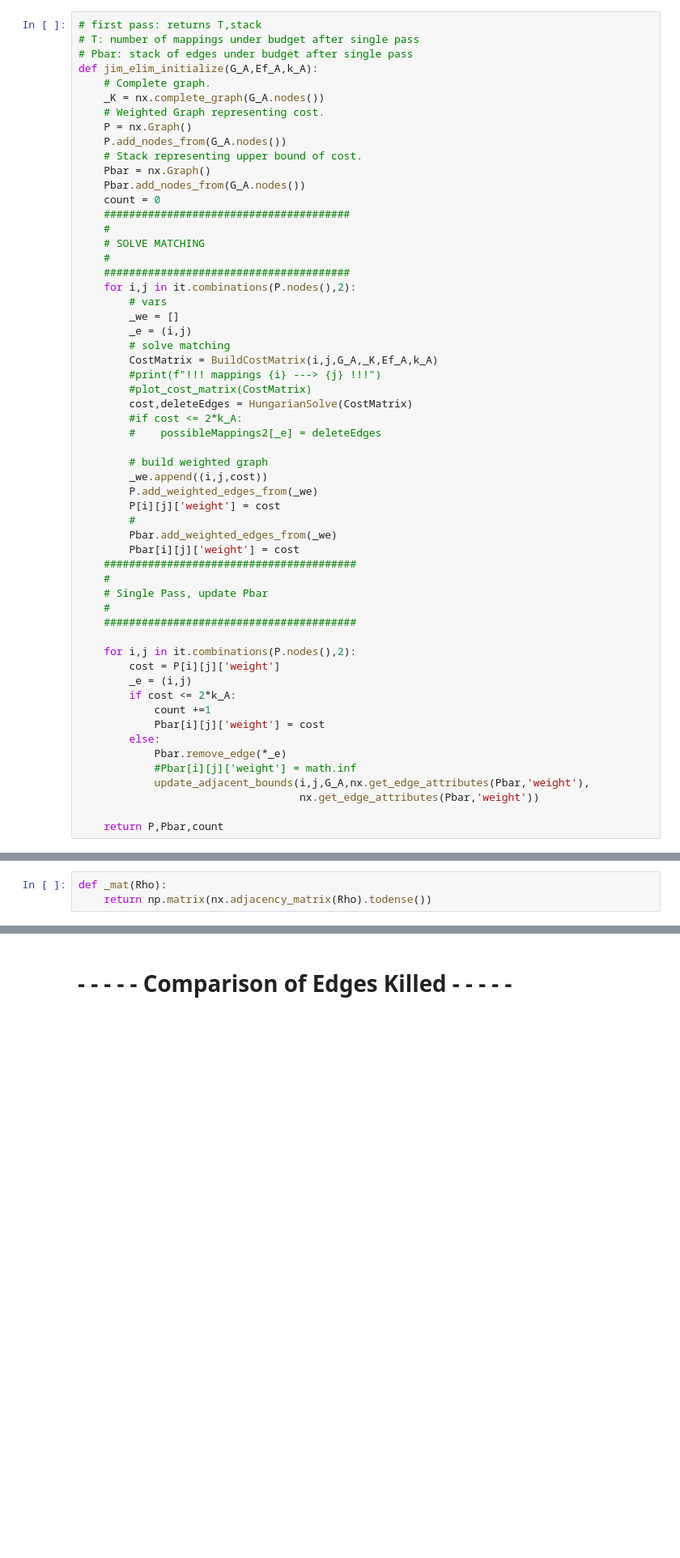
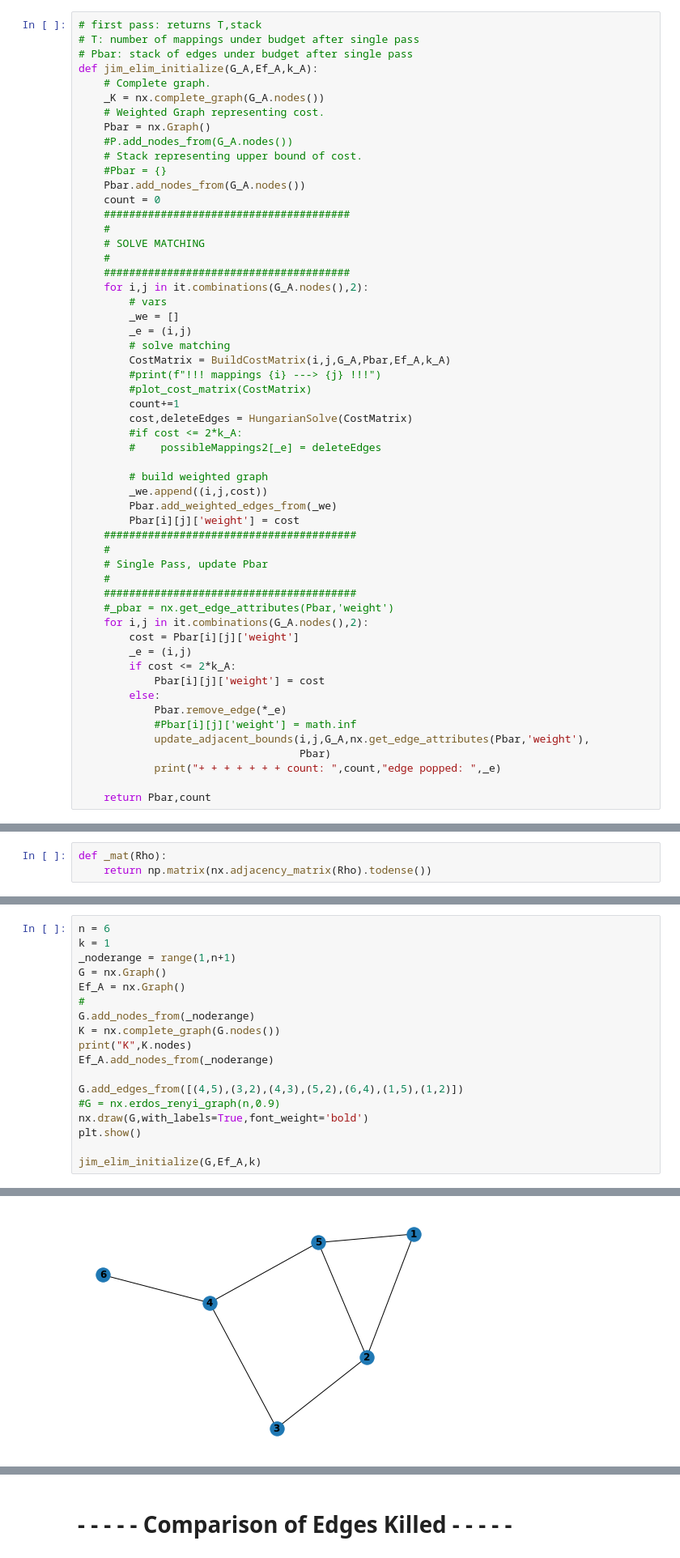
Before and after one commit to hhicks13/benchmarking-dasg, a Jupyter notebook: kas-benchmark.ipynb, the cells around one changed output, grey strips where cells are left out. Shown at 81% size. Cells and saved outputs as stored; diff of their text form; blank space fills up the shorter version.

```diff
--- a/kas-benchmark.ipynb
+++ b/kas-benchmark.ipynb
@@ -502,10 +478,10 @@ def jim_elim_initialize(G_A,Ef_A,k_A):
     # Complete graph.
     _K = nx.complete_graph(G_A.nodes())
     # Weighted Graph representing cost.
-    P = nx.Graph()
-    P.add_nodes_from(G_A.nodes())
+    Pbar = nx.Graph()
+    #P.add_nodes_from(G_A.nodes())
     # Stack representing upper bound of cost.
-    Pbar = nx.Graph()
+    #Pbar = {}
     Pbar.add_nodes_from(G_A.nodes())
     count = 0
     #######################################
@@ -513,23 +489,21 @@ def jim_elim_initialize(G_A,Ef_A,k_A):
     # SOLVE MATCHING
     #
     #######################################
-    for i,j in it.combinations(P.nodes(),2):
+    for i,j in it.combinations(G_A.nodes(),2):
         # vars
         _we = []
         _e = (i,j)
         # solve matching
-        CostMatrix = BuildCostMatrix(i,j,G_A,_K,Ef_A,k_A)
+        CostMatrix = BuildCostMatrix(i,j,G_A,Pbar,Ef_A,k_A)
         #print(f"!!! mappings {i} ---> {j} !!!")
         #plot_cost_matrix(CostMatrix)
+        count+=1
         cost,deleteEdges = HungarianSolve(CostMatrix)
         #if cost <= 2*k_A:
         #    possibleMappings2[_e] = deleteEdges
 
         # build weighted graph
         _we.append((i,j,cost))
-        P.add_weighted_edges_from(_we)
-        P[i][j]['weight'] = cost
-        #
         Pbar.add_weighted_edges_from(_we)
         Pbar[i][j]['weight'] = cost
     ########################################
@@ -537,20 +511,20 @@ def jim_elim_initialize(G_A,Ef_A,k_A):
     # Single Pass, update Pbar
     #
     ########################################
-
-    for i,j in it.combinations(P.nodes(),2):
-        cost = P[i][j]['weight']
+    #_pbar = nx.get_edge_attributes(Pbar,'weight')
+    for i,j in it.combinations(G_A.nodes(),2):
+        cost = Pbar[i][j]['weight']
         _e = (i,j)
         if cost <= 2*k_A:
-            count +=1
             Pbar[i][j]['weight'] = cost
         else:
             Pbar.remove_edge(*_e)
             #Pbar[i][j]['weight'] = math.inf
             update_adjacent_bounds(i,j,G_A,nx.get_edge_attributes(Pbar,'weight'),
-                                   nx.get_edge_attributes(Pbar,'weight'))
+                                   Pbar)
+            print("+ + + + + + + count: ",count,"edge popped: ",_e)
 
-    return P,Pbar,count
+    return Pbar,count
 # %%
 def overbudget(stack_pbar,_pbar,budget):
     t = len(stack_pbar)
@@ -661,3 +643,22 @@ def jim_elim_while(G_A,Ef_A,k_A):
 #Else
 #   \overline{P}_{ij} = \infty
 #   for every (i','j)  with i,j neighbors of at least one of i' and j', \overline{P}_{ij} += 4
+# %%
+n = 6
+k = 1
+_noderange = range(1,n+1)
+G = nx.Graph()
+Ef_A = nx.Graph()
+#
+G.add_nodes_from(_noderange)
+K = nx.complete_graph(G.nodes())
+print("K",K.nodes)
+Ef_A.add_nodes_from(_noderange)
+
+G.add_edges_from([(4,5),(3,2),(4,3),(5,2),(6,4),(1,5),(1,2)])
+#G = nx.erdos_renyi_graph(n,0.9)
+nx.draw(G,with_labels=True,font_weight='bold')
+plt.show()
+
+jim_elim_initialize(G,Ef_A,k)
+# %% [output]
@@ -663,0 +668 @@ def jim_elim_while(G_A,Ef_A,k_A):
+[figure, added]
```
Also changed, not shown: parts of 13 cells of this notebook.
